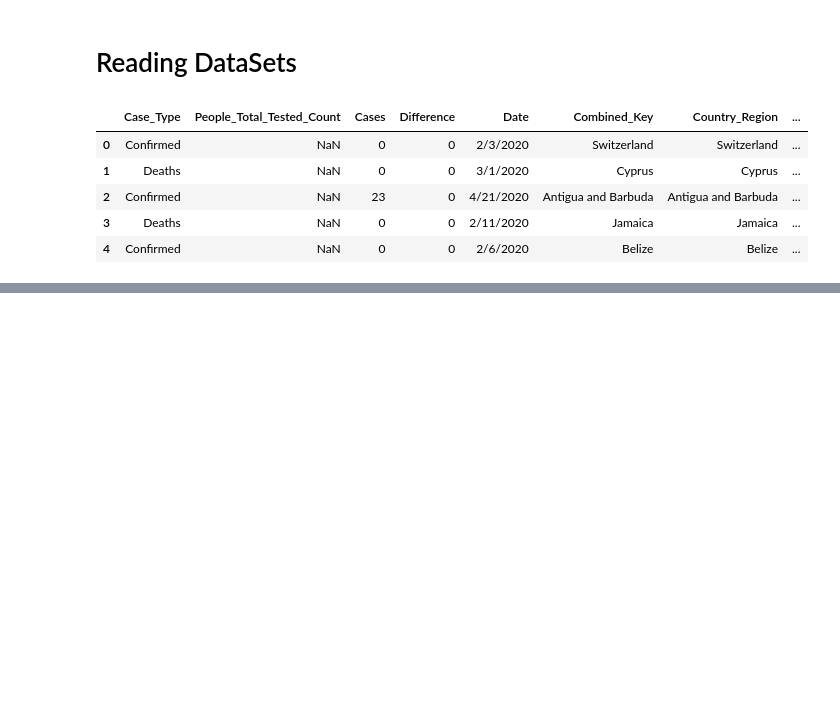
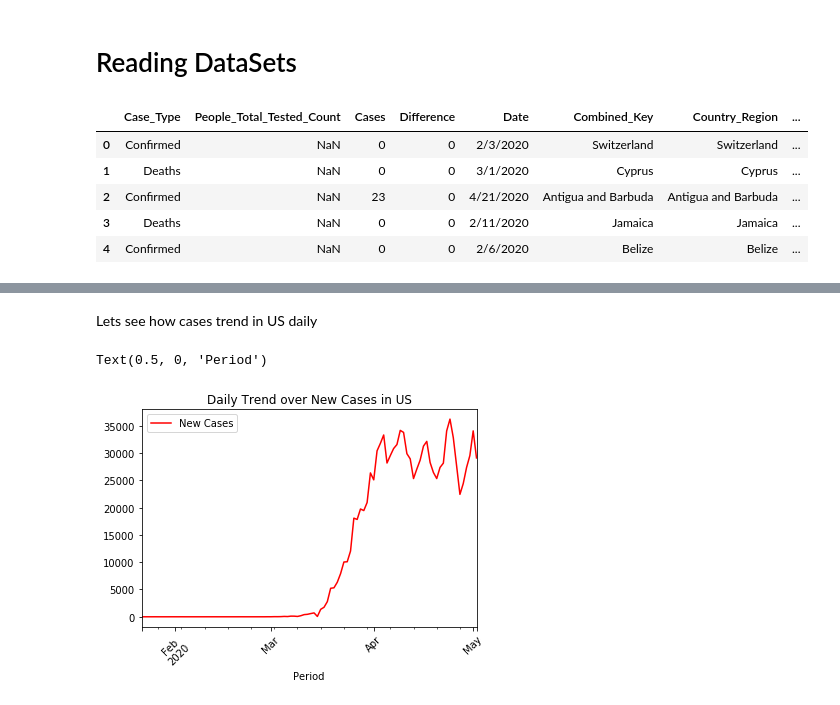
Before and after one commit to KASHOK87/Hackathon, a Jupyter notebook: Insights from Covid.ipynb, the cells around one changed output, grey strips where cells are left out. Cells and saved outputs as stored; diff of their text form; code cells hidden in the pictures; blank space fills up the shorter version.

```diff
--- a/Insights from Covid.ipynb
+++ b/Insights from Covid.ipynb
@@ -141,0 +112,10 @@ See the caveats in the documentation: https://pandas.pydata.org/pandas-docs/stab
+# %% [markdown]
+Lets see how cases trend in US daily
+# %%
+df_rolled_up.query('Case_Type=="Confirmed" and Country_Region=="US"').sort_values('Date').plot(kind="line",x='Date',y='Difference',
+rot=45,label='New Cases',color='red')
+plt.title(f"Daily Trend over New Cases in US")
+plt.xlabel('Period')
+# %% [output]
+Text(0.5, 0, 'Period')
+[figure, added]
```
Also changed, not shown: parts of 27 cells of this notebook.
